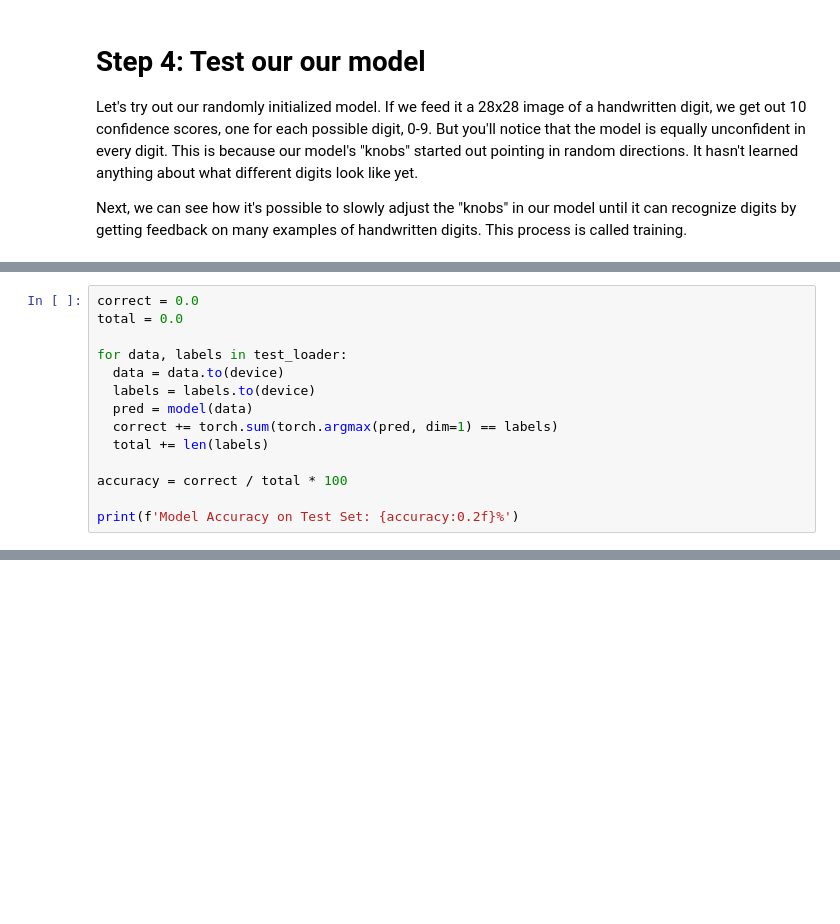
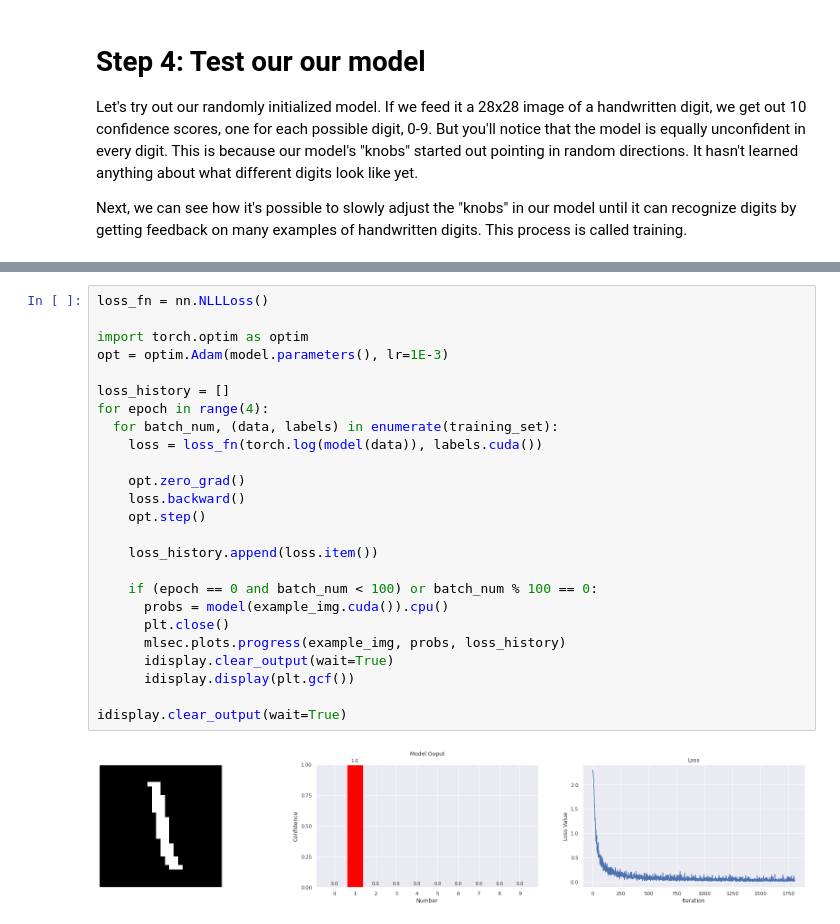
Before and after one commit to deokdecef44cnsnddos9ndam/ml-security, a Jupyter notebook: ai_for_streetfighters.ipynb, the cells around one changed output, grey strips where cells are left out. Cells and saved outputs as stored; diff of their text form; blank space fills up the shorter version.

```diff
--- a/ai_for_streetfighters.ipynb
+++ b/ai_for_streetfighters.ipynb
@@ -226,14 +100,0 @@ We can answer both of these questions by testing the model with a bunch of examp
-# %%
-correct = 0.0
-total = 0.0
-
-for data, labels in test_loader:
-  data = data.to(device)
-  labels = labels.to(device)
-  pred = model(data)
-  correct += torch.sum(torch.argmax(pred, dim=1) == labels)
-  total += len(labels)
-
-accuracy = correct / total * 100
-
-print(f'Model Accuracy on Test Set: {accuracy:0.2f}%')
@@ -326,0 +139,27 @@ show_example_inference(None)
+# %%
+loss_fn = nn.NLLLoss()
+
+import torch.optim as optim
+opt = optim.Adam(model.parameters(), lr=1E-3)
+
+loss_history = []
+for epoch in range(4):
+  for batch_num, (data, labels) in enumerate(training_set):
+    loss = loss_fn(torch.log(model(data)), labels.cuda())
+
+    opt.zero_grad()
+    loss.backward()
+    opt.step()
+
+    loss_history.append(loss.item())
+
+    if (epoch == 0 and batch_num < 100) or batch_num % 100 == 0:
+      probs = model(example_img.cuda()).cpu()
+      plt.close()
+      mlsec.plots.progress(example_img, probs, loss_history)
+      idisplay.clear_output(wait=True)
+      idisplay.display(plt.gcf())
+
+idisplay.clear_output(wait=True)
+# %% [output]
+[figure, added]
```
Also changed, not shown: parts of 101 cells of this notebook.
